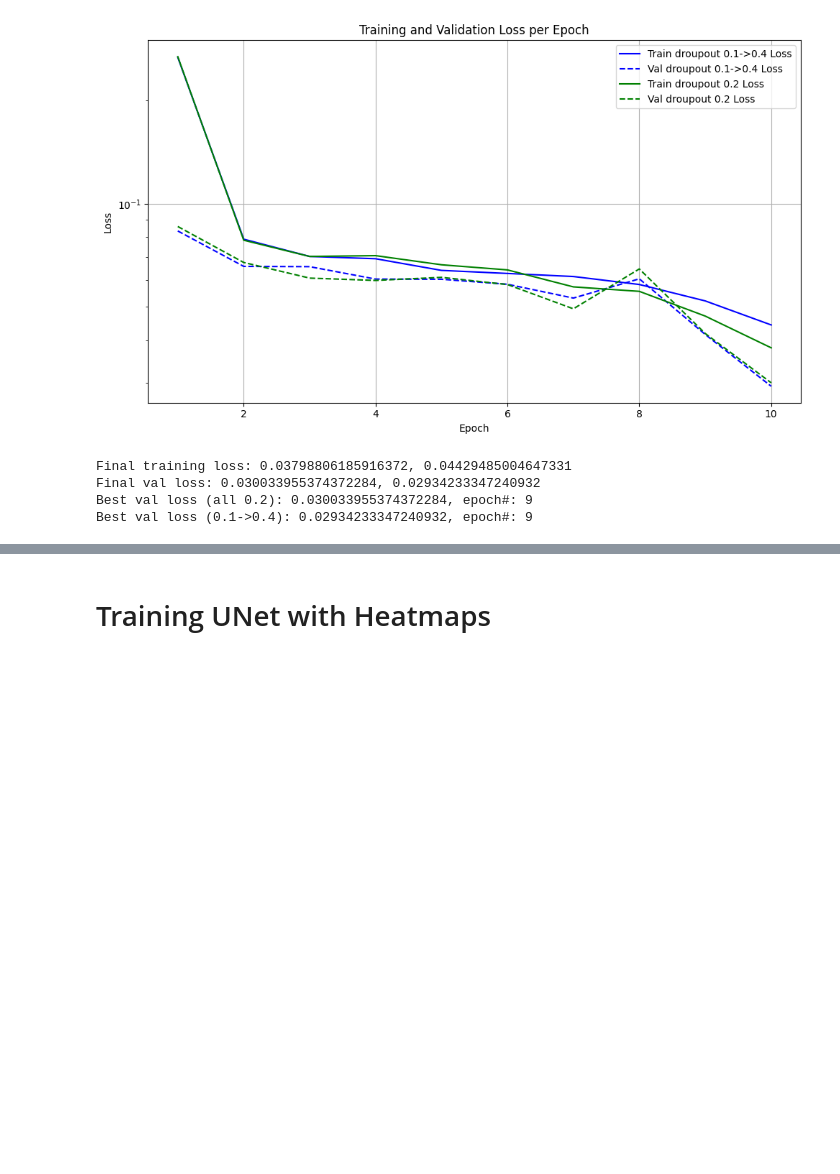
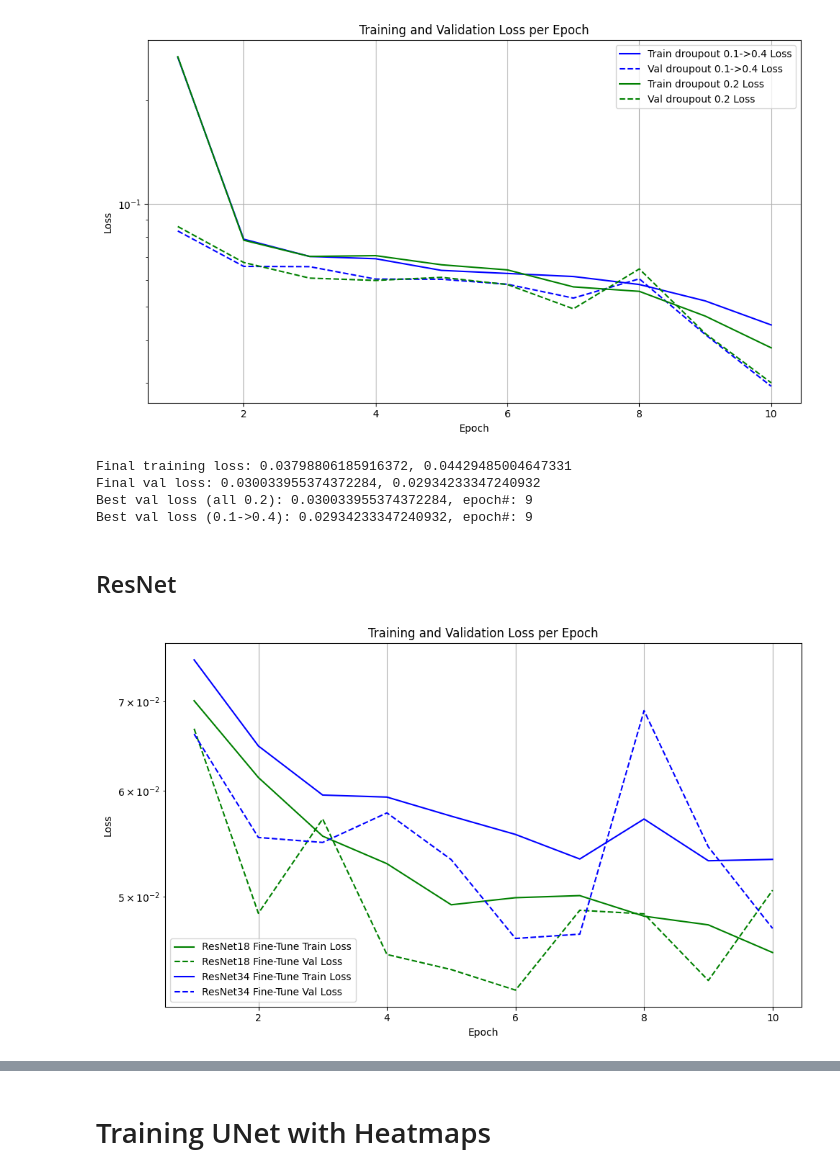
Before and after one commit to LIYunzhe1408/Facial-Keypoint-Detection, a Jupyter notebook: hw3.ipynb, the cells around one changed output, grey strips where cells are left out. Cells and saved outputs as stored; diff of their text form; code cells hidden in the pictures; blank space fills up the shorter version.

```diff
--- a/hw3.ipynb
+++ b/hw3.ipynb
@@ -552,3 +588,57 @@ Final training loss: 0.03798806185916372, 0.04429485004647331
 Final val loss: 0.030033955374372284, 0.02934233347240932
 Best val loss (all 0.2): 0.030033955374372284, epoch#: 9
 Best val loss (0.1->0.4): 0.02934233347240932, epoch#: 9
+# %% [markdown]
+## ResNet
+# %%
+import json
+
+with open("resnet_losses.json", "w") as f:
+    json.dump({
+        "resnet18_backbone_freeze_train_loss": resnet18_loss,
+        "resnet18_backbone_freeze_val_loss": resnet18_val_loss,
+        "resnet34_backbone_freeze_train_loss": resnet34_loss,
+        "resnet34_backbone_freeze_val_loss": resnet34_val_loss,
+        "resnet18_train_loss": resnet18_fine_tune_loss,
+        "resnet18_val_loss": resnet18_fine_tune_val_loss,
+        "resnet34_train_loss": resnet34_fine_tune_loss,
+        "resnet34_val_loss": resnet34_fine_tune_val_loss
+    }, f)
+# %%
+import matplotlib.pyplot as plt
+
+epochs = range(1, len(resnet18_fine_tune_loss) + 1)
+
+plt.figure(figsize=(10, 6))
+
+
+# plt.plot(epochs, resnet18_loss, label='ResNet18 Frozen Backbone Train Loss', color='blue', linestyle='-')
+# plt.plot(epochs, resnet18_val_loss, label='ResNet18 Frozen Backbone Val Loss', color='blue', linestyle='--')
+
+
+plt.plot(epochs, resnet18_fine_tune_loss, label='ResNet18 Fine-Tune Train Loss', color='green', linestyle='-')
+plt.plot(epochs, resnet18_fine_tune_val_loss, label='ResNet18 Fine-Tune Val Loss', color='green', linestyle='--')
+plt.plot(epochs, resnet34_fine_tune_loss, label='ResNet34 Fine-Tune Train Loss', color='blue', linestyle='-')
+plt.plot(epochs, resnet34_fine_tune_val_loss, label='ResNet34 Fine-Tune Val Loss', color='blue', linestyle='--')
+
+plt.xlabel('Epoch')
+plt.ylabel('Loss')
+plt.yscale("log")
+plt.title('Training and Validation Loss per Epoch')
+plt.legend()
+plt.grid(True)
+plt.tight_layout()
+plt.show()
+
+print(f'Final training loss: {resnet34_fine_tune_loss[-1]}, {resnet18_fine_tune_loss[-1]}')
+print(f'Final val loss: {resnet34_fine_tune_val_loss[-1]}, {resnet18_fine_tune_val_loss[-1]}')
+
+best_val_loss = min(resnet34_fine_tune_val_loss)
+best_epoch = resnet34_fine_tune_val_loss.index(best_val_loss)
+print(f'Best val loss: {best_val_loss}, epoch#: {best_epoch}')
+
+best_val_loss = min(resnet18_fine_tune_val_loss)
+best_epoch = resnet18_fine_tune_val_loss.index(best_val_loss)
+print(f'Best val loss: {best_val_loss}, epoch#: {best_epoch}')
+# %% [output]
+[figure, added]
```
Also changed, not shown: parts of 8 cells of this notebook.
